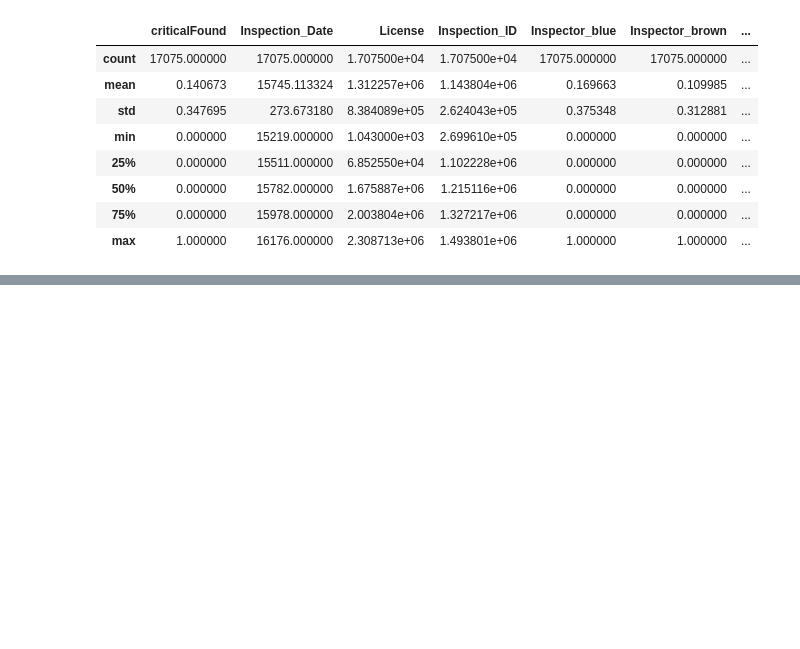
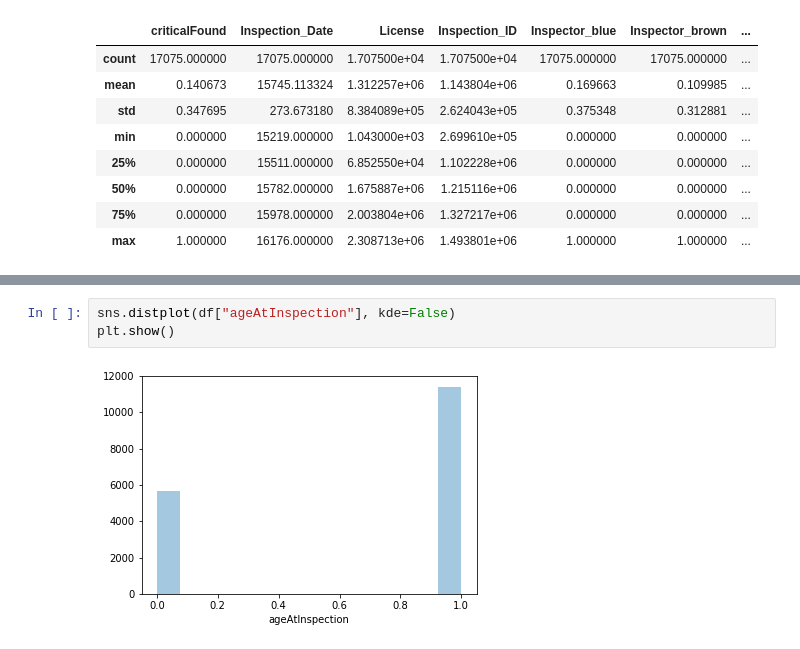
Before and after one commit to vingkan/foodinspectionforecasting, a Jupyter notebook: IIT/11_data_sampling.ipynb, the cells around one changed output, grey strips where cells are left out. Saved outputs shown, nothing was run; the diff lists cells and outputs as text; blank space fills up the shorter version.

```diff
--- a/IIT/11_data_sampling.ipynb
+++ b/IIT/11_data_sampling.ipynb
@@ -67,0 +85,5 @@ df.describe()
+# %%
+sns.distplot(df["ageAtInspection"], kde=False)
+plt.show()
+# %% [output]
+[figure, added]
```
Also changed, not shown: parts of 4 cells of this notebook, 1 other file.
